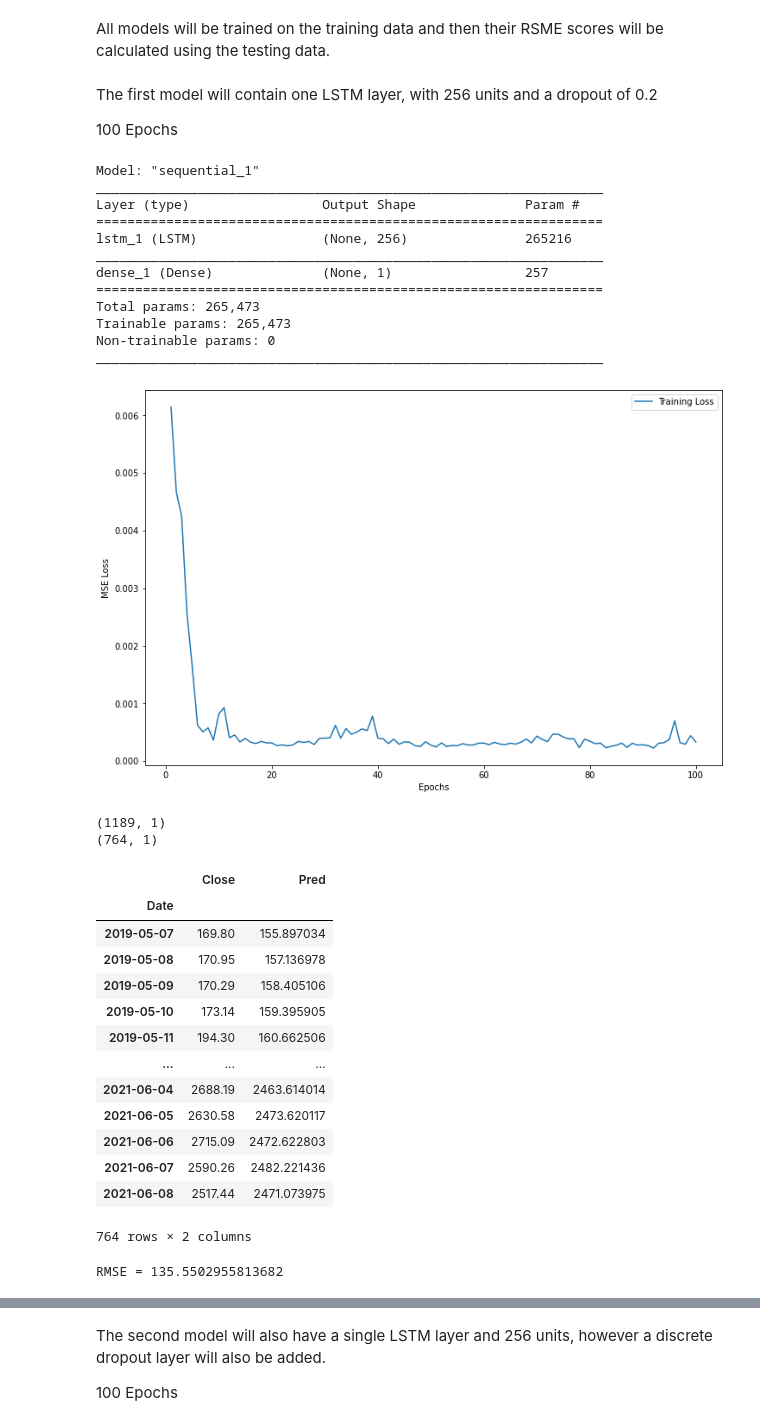
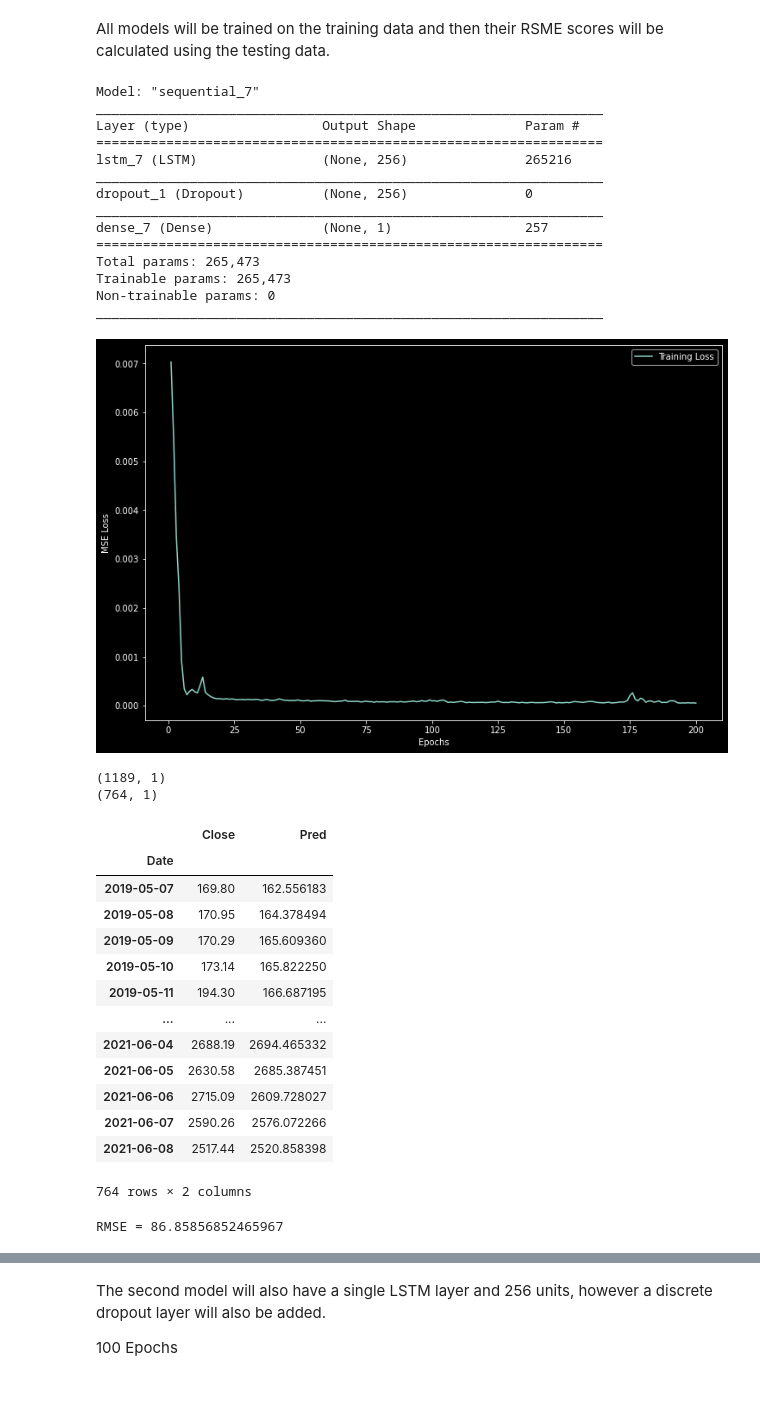
Before and after one commit to CamLadd/Ethereum_forecasting, a Jupyter notebook: Ethereum_Forecasting.ipynb, the cells around one changed output, grey strips where cells are left out. Cells and saved outputs as stored; diff of their text form; code cells hidden in the pictures; blank space fills up the shorter version.

Commit message:
updates to models

```diff
--- a/Ethereum_Forecasting.ipynb
+++ b/Ethereum_Forecasting.ipynb
@@ -45,8 +45,8 @@ import statsmodels.api as sm
 import warnings
 warnings.filterwarnings("ignore")
 
-df = pd.read_csv('data/eth.csv')
-df2 = pd.read_csv('data/btc.csv')
+df = pd.read_csv('eth.csv')
+df2 = pd.read_csv('btc.csv')
 
 print(df.shape)
 display(df)
@@ -835,17 +835,13 @@ from keras.layers import Dropout
 import tensorflow as tf
 # %% [markdown]
 All models will be trained on the training data and then their RSME scores will be calculated using the testing data.
-# %% [markdown]
-The first model will contain one LSTM layer, with 256 units and a dropout of 0.2
-
-100 Epochs
 # %%
 # Model 1
 
 model1 = Sequential()
 model1.add(LSTM(256, return_sequences=False,
-                  input_shape=(10,2), dropout=0.2))
-# model1.add(Dropout(0.2))
+                  input_shape=(10,2)))
+model1.add(Dropout(0.2))
 model1.add(Dense(units=1))
 
 # Compile the model
@@ -853,11 +849,11 @@ model1.compile(optimizer='adam', loss='mean_squared_error', metrics=['MeanSquare
 
 # Summarize the model
 model1.summary()
-history = model1.fit_generator(train_data, epochs=100, verbose=0)
+history = model1.fit_generator(train_data, epochs=200, verbose=0)
 
 # Plot loss by epoch
 loss = history.history['loss']
-epochs = range(1, 101)
+epochs = range(1, 201)
 plt.figure(figsize=(12,8))
 plt.plot(epochs, loss)
 plt.legend(['Training Loss'])
@@ -898,51 +894,53 @@ train_output = scaler.inverse_transform(train_output)
 test_output = scaler.inverse_transform(test_output)
 
 
 # Plot
 fig, ax = plt.subplots(figsize=(12, 8))
 ax.plot(test_pred, label='Predictions', color='red')
 ax.plot(test_output, label="True Values")
 ax.set_xlabel('Date')
 ax.set_ylabel('Price')
 plt.legend()
 ax.set_title('LSTM Model Prediction vs True Values')
 plt.tight_layout()
 plt.savefig('lstm')
 
 # Show predictions and RMSE
 rmse_df1 = pd.DataFrame(df['Close'], index=df.index[1369:])
 rmse_df1['Pred'] = test_pred
 display(rmse_df1)
 rmse = math.sqrt(mean_squared_error(rmse_df1['Close'], rmse_df1['Pred']))
 print(f'RMSE = {rmse}')
 # %% [output]
-Model: "sequential_1"
+Model: "sequential_7"
 _________________________________________________________________
 Layer (type)                 Output Shape              Param #
 =================================================================
-lstm_1 (LSTM)                (None, 256)               265216
+lstm_7 (LSTM)                (None, 256)               265216
 _________________________________________________________________
-dense_1 (Dense)              (None, 1)                 257
+dropout_1 (Dropout)          (None, 256)               0
+_________________________________________________________________
+dense_7 (Dense)              (None, 1)                 257
 =================================================================
 Total params: 265,473
 Trainable params: 265,473
 Non-trainable params: 0
 _________________________________________________________________
-[figure, old version]
+[figure, new version]
 (1189, 1)
 (764, 1)
 |  | Close | Pred |
 | Date |  |  |
-| 2019-05-07 | 169.80 | 155.897034 |
-| 2019-05-08 | 170.95 | 157.136978 |
-| 2019-05-09 | 170.29 | 158.405106 |
-| 2019-05-10 | 173.14 | 159.395905 |
-| 2019-05-11 | 194.30 | 160.662506 |
+| 2019-05-07 | 169.80 | 162.556183 |
+| 2019-05-08 | 170.95 | 164.378494 |
+| 2019-05-09 | 170.29 | 165.609360 |
+| 2019-05-10 | 173.14 | 165.822250 |
+| 2019-05-11 | 194.30 | 166.687195 |
 | ... | ... | ... |
-| 2021-06-04 | 2688.19 | 2463.614014 |
-| 2021-06-05 | 2630.58 | 2473.620117 |
-| 2021-06-06 | 2715.09 | 2472.622803 |
-| 2021-06-07 | 2590.26 | 2482.221436 |
-| 2021-06-08 | 2517.44 | 2471.073975 |
+| 2021-06-04 | 2688.19 | 2694.465332 |
+| 2021-06-05 | 2630.58 | 2685.387451 |
+| 2021-06-06 | 2715.09 | 2609.728027 |
+| 2021-06-07 | 2590.26 | 2576.072266 |
+| 2021-06-08 | 2517.44 | 2520.858398 |
 764 rows × 2 columns
-RMSE = 135.5502955813682
+RMSE = 86.85856852465967
```
Also changed, not shown: parts of 8 cells of this notebook, 1 other file.
